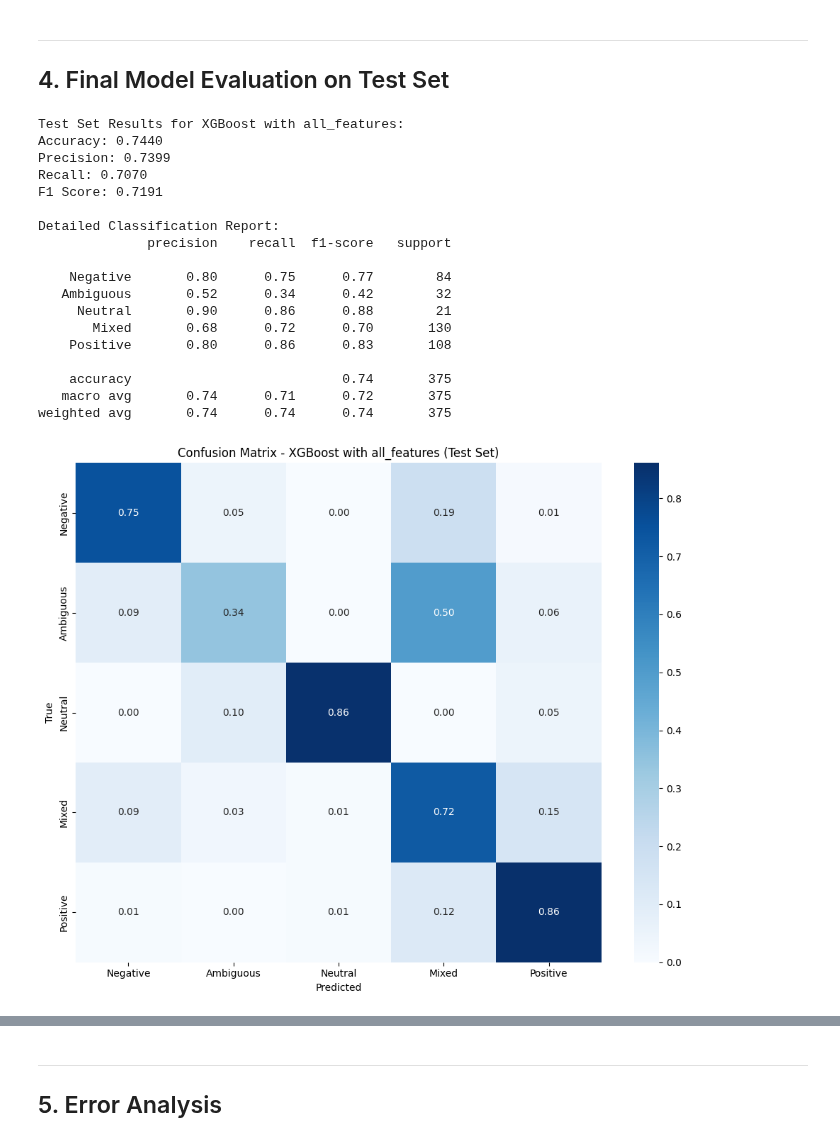
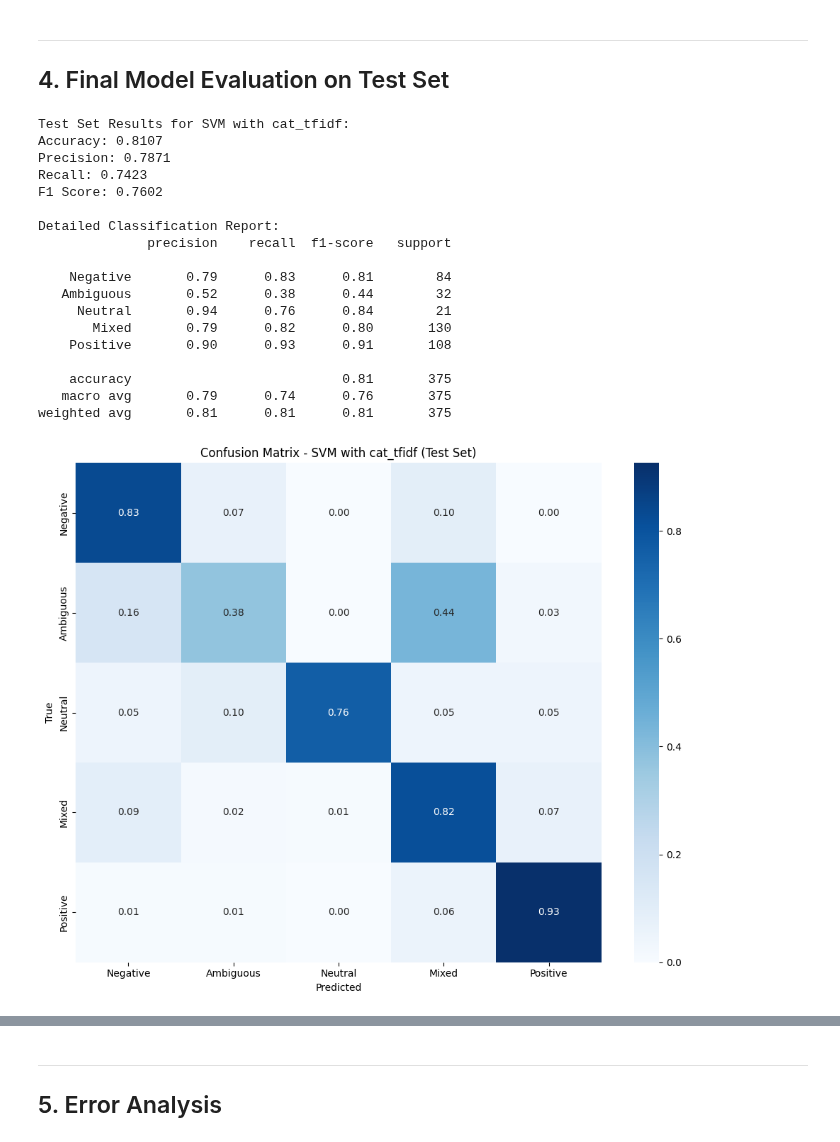
Before and after one commit to franciscoribeiro2003/Emotion_Classifier, a Jupyter notebook: notebooks/03-model-training-and-evaluation.ipynb, the cells around one changed output, grey strips where cells are left out. Drawn from its saved outputs; the diff is of its cells as text; code cells hidden in the pictures.

```diff
--- a/notebooks/03-model-training-and-evaluation.ipynb
+++ b/notebooks/03-model-training-and-evaluation.ipynb
@@ -328,10 +356,19 @@ Training XGBoost on all_features...
 # %%
 # Combine all results
 all_results = pd.concat([
-    results_bow, results_tfidf, results_word2vec, results_lexicon, results_categorical,
-    results_tfidf_lexicon, results_word2vec_lexicon, results_tfidf_categorical,
-    results_word2vec_categorical, results_all
-], ignore_index=True)  # Add ignore_index=True to reset indices
+    # Text-only
+    results_bow, results_tfidf, results_word2vec, results_lexicon, results_all_text,
+    # Categorical-only
+    results_onehot, results_cat_bow, results_cat_tfidf, results_cat_word2vec, results_cat_lexicon, results_all_cat,
+    # Combined
+    results_combined_bow, results_combined_tfidf, results_combined_word2vec, results_combined_lexicon,
+    # Text + One-hot
+    results_tfidf_onehot, results_w2v_onehot, results_lex_onehot,
+    # Mixed
+    results_tfidf_cat_w2v, results_w2v_intensity,
+    # All features
+    results_all
+], ignore_index=True)
 
 # Find best model overall
 best_model_idx = all_results['F1 Score'].idxmax()
@@ -443,44 +505,66 @@ test_accuracy = accuracy_score(y_test, y_pred)
 test_precision = precision_score(y_test, y_pred, average='macro', zero_division=0)
 test_recall = recall_score(y_test, y_pred, average='macro', zero_division=0)
 test_f1 = f1_score(y_test, y_pred, average='macro', zero_division=0)
 
 print(f"\nTest Set Results for {best_model_row['Model']} with {best_dataset}:")
 print(f"Accuracy: {test_accuracy:.4f}")
 print(f"Precision: {test_precision:.4f}")
 print(f"Recall: {test_recall:.4f}")
 print(f"F1 Score: {test_f1:.4f}")
 
 print("\nDetailed Classification Report:")
 print(classification_report(y_test, y_pred, target_names=label_mapping.keys()))
 
 # Confusion Matrix
 plt.figure(figsize=(10, 8))
 cm = confusion_matrix(y_test, y_pred, normalize='true')
 sns.heatmap(cm, annot=True, fmt='.2f', cmap='Blues',
             xticklabels=label_mapping.keys(),
             yticklabels=label_mapping.keys())
 plt.xlabel('Predicted')
 plt.ylabel('True')
 plt.title(f'Confusion Matrix - {best_model_row["Model"]} with {best_dataset} (Test Set)')
 plt.tight_layout()
 plt.show()
+
+# Class-specific analysis
+class_report = classification_report(y_test, y_pred, target_names=label_mapping.keys(), output_dict=True)
+class_df = pd.DataFrame({
+    'Class': list(label_mapping.keys()),
+    'Precision': [class_report[cls]['precision'] for cls in label_mapping.keys()],
+    'Recall': [class_report[cls]['recall'] for cls in label_mapping.keys()],
+    'F1 Score': [class_report[cls]['f1-score'] for cls in label_mapping.keys()],
+    'Support': [class_report[cls]['support'] for cls in label_mapping.keys()]
+})
+
+plt.figure(figsize=(12, 6))
+class_metrics = pd.melt(class_df, id_vars=['Class', 'Support'],
+                        value_vars=['Precision', 'Recall', 'F1 Score'],
+                        var_name='Metric', value_name='Score')
+sns.barplot(x='Class', y='Score', hue='Metric', data=class_metrics)
+plt.title('Performance Metrics by Class')
+plt.ylim(0, 1)
+for i, support in enumerate(class_df['Support']):
+    plt.text(i, 0.05, f'n={support}', ha='center')
+plt.tight_layout()
+plt.show()
 # %% [output]
-Test Set Results for XGBoost with all_features:
-Accuracy: 0.7440
-Precision: 0.7399
-Recall: 0.7070
-F1 Score: 0.7191
+Test Set Results for SVM with cat_tfidf:
+Accuracy: 0.8107
+Precision: 0.7871
+Recall: 0.7423
+F1 Score: 0.7602
 
 Detailed Classification Report:
               precision    recall  f1-score   support
 
-    Negative       0.80      0.75      0.77        84
-   Ambiguous       0.52      0.34      0.42        32
-     Neutral       0.90      0.86      0.88        21
-       Mixed       0.68      0.72      0.70       130
-    Positive       0.80      0.86      0.83       108
+    Negative       0.79      0.83      0.81        84
+   Ambiguous       0.52      0.38      0.44        32
+     Neutral       0.94      0.76      0.84        21
+       Mixed       0.79      0.82      0.80       130
+    Positive       0.90      0.93      0.91       108
 
-    accuracy                           0.74       375
-   macro avg       0.74      0.71      0.72       375
-weighted avg       0.74      0.74      0.74       375
+    accuracy                           0.81       375
+   macro avg       0.79      0.74      0.76       375
+weighted avg       0.81      0.81      0.81       375
-[figure, old version]
+[figure, new version]
```
Also changed, not shown: parts of 9 cells of this notebook, 2 other files.
